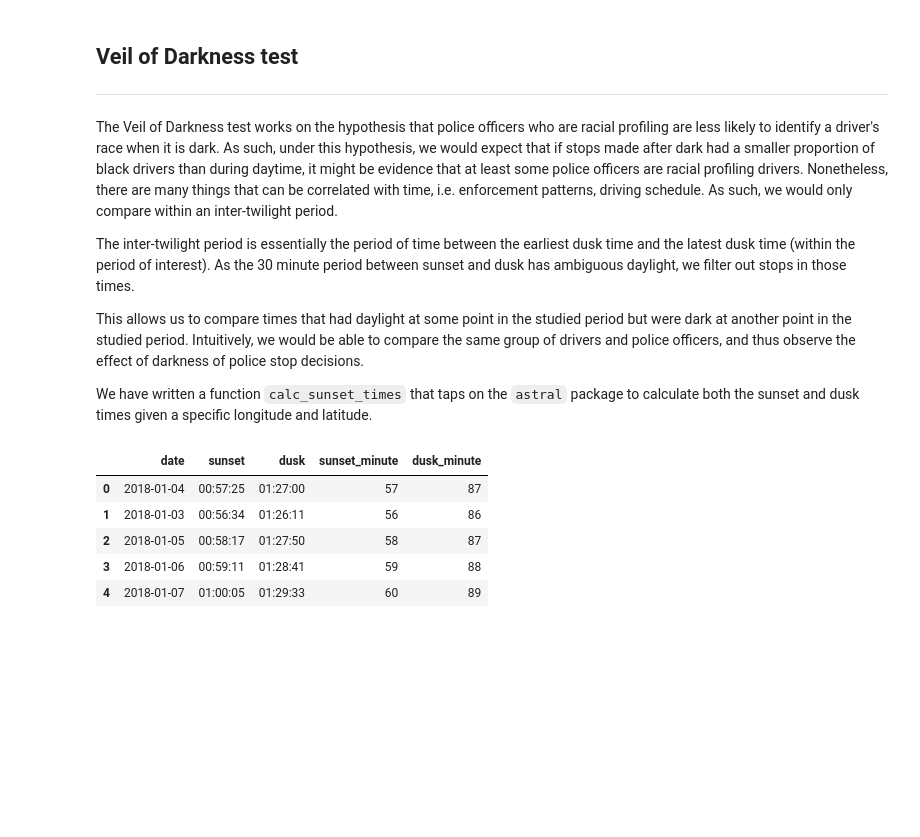
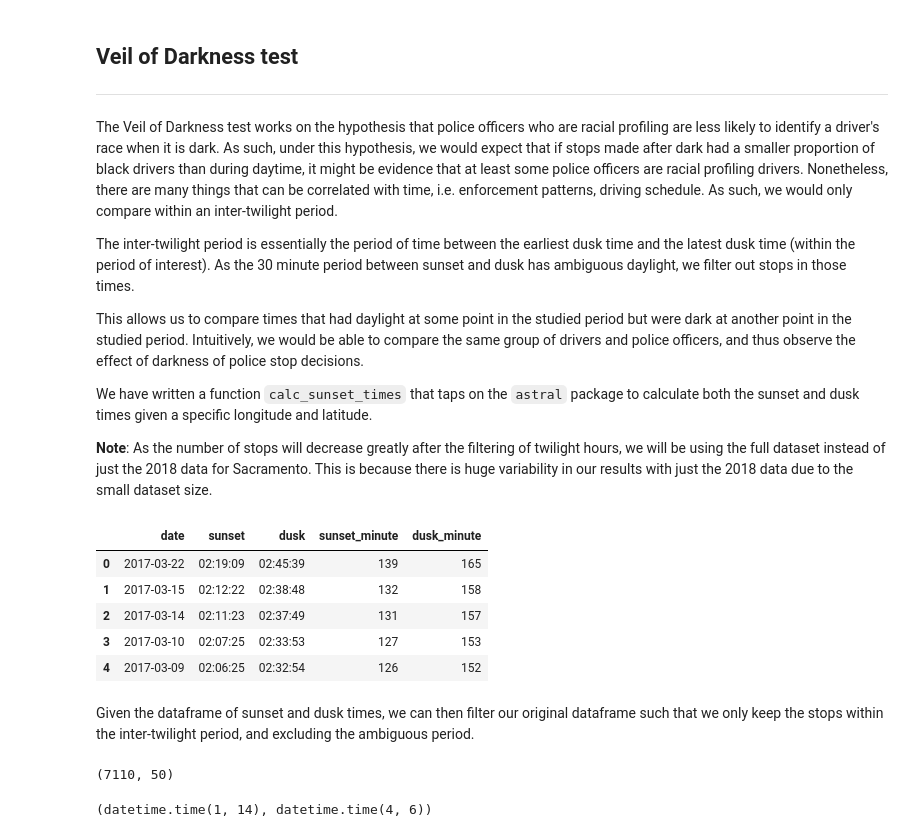
Before and after one commit to shengsiongong/ac221_police_stops, a Jupyter notebook: tutorial_guide.ipynb, the cells around one changed output. Cells and saved outputs as stored; diff of their text form; code cells hidden in the pictures; blank space fills up the shorter version.

```diff
--- a/tutorial_guide.ipynb
+++ b/tutorial_guide.ipynb
@@ -685,18 +688,22 @@ The inter-twilight period is essentially the period of time between the earliest
 This allows us to compare times that had daylight at some point in the studied period but were dark at another point in the studied period. Intuitively, we would be able to compare the same group of drivers and police officers, and thus observe the effect of darkness of police stop decisions.
 
 We have written a function `calc_sunset_times` that taps on the `astral` package to calculate both the sunset and dusk times given a specific longitude and latitude.
+
+**Note**: As the number of stops will decrease greatly after the filtering of twilight hours, we will be using the full dataset instead of just the 2018 data for Sacramento. This is because there is huge variability in our results with just the 2018 data due to the small dataset size.
 # %%
 sacramento_lat = 38.5816
 sacramento_long = -121.4944
 
 # calculate sunset and dusk times in sacremento
 from calculations import calc_sunset_times
-sunset_time = calc_sunset_times(stops_2018, sacramento_lat, sacramento_long, 'UTC')
+sunset_time = calc_sunset_times(sacramento_stops, sacramento_lat, sacramento_long, 'UTC')
 sunset_time.head()
 # %% [output]
 |  | date | sunset | dusk | sunset_minute | dusk_minute |
-| 0 | 2018-01-04 | 00:57:25 | 01:27:00 | 57 | 87 |
-| 1 | 2018-01-03 | 00:56:34 | 01:26:11 | 56 | 86 |
-| 2 | 2018-01-05 | 00:58:17 | 01:27:50 | 58 | 87 |
-| 3 | 2018-01-06 | 00:59:11 | 01:28:41 | 59 | 88 |
-| 4 | 2018-01-07 | 01:00:05 | 01:29:33 | 60 | 89 |
+| 0 | 2017-03-22 | 02:19:09 | 02:45:39 | 139 | 165 |
+| 1 | 2017-03-15 | 02:12:22 | 02:38:48 | 132 | 158 |
+| 2 | 2017-03-14 | 02:11:23 | 02:37:49 | 131 | 157 |
+| 3 | 2017-03-10 | 02:07:25 | 02:33:53 | 127 | 153 |
+| 4 | 2017-03-09 | 02:06:25 | 02:32:54 | 126 | 152 |
+# %% [markdown]
+Given the dataframe of sunset and dusk times, we can then filter our original dataframe such that we only keep the stops within the inter-twilight period, and excluding the ambiguous period.
@@ -702,0 +726,6 @@ sunset_time.head()
+# %%
+print(vod_stops.shape)
+vod_stops['time'].min(), vod_stops['time'].max()
+# %% [output]
+(7110, 50)
+(datetime.time(1, 14), datetime.time(4, 6))
```
Also changed, not shown: parts of 16 cells of this notebook, 1 other file.
